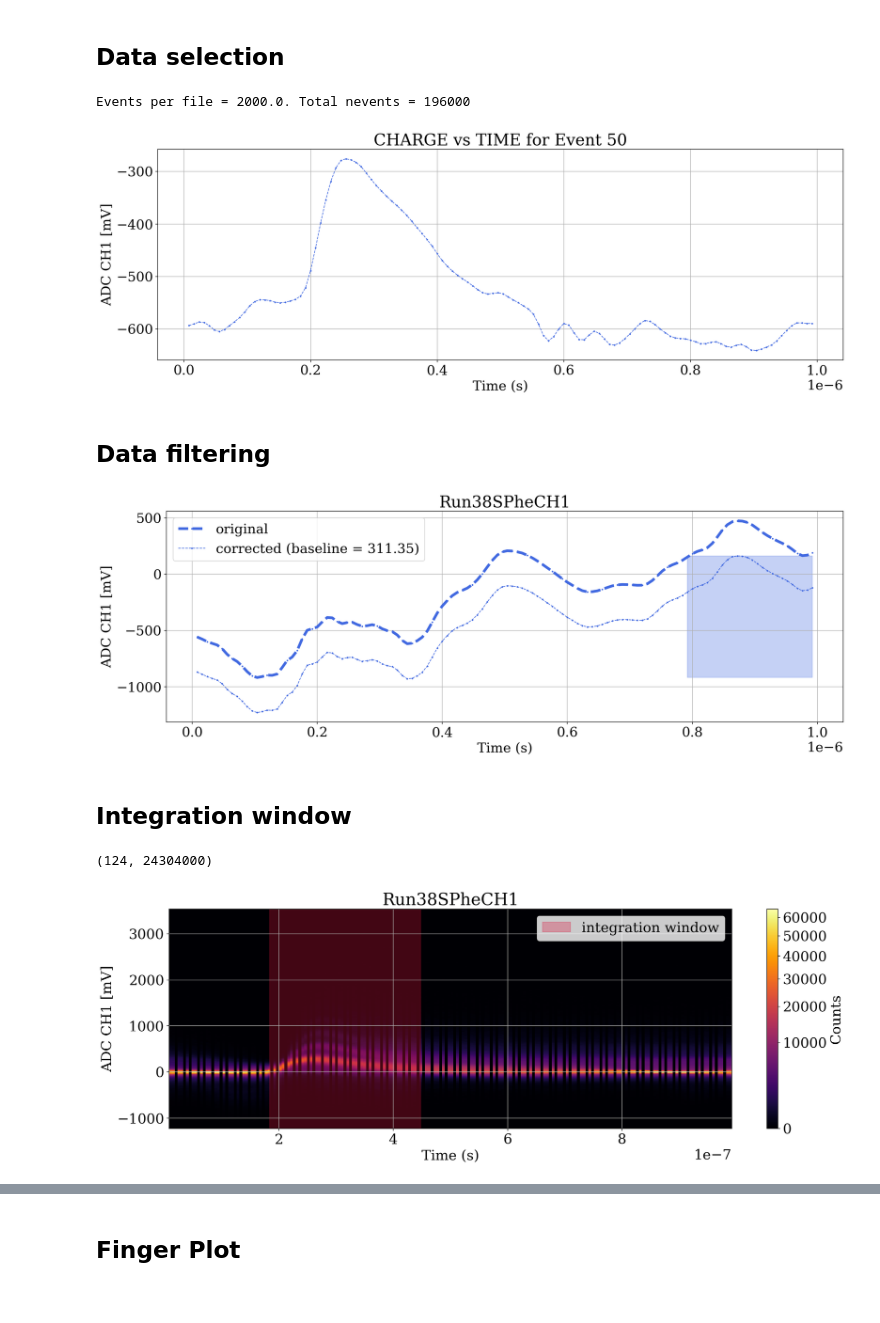
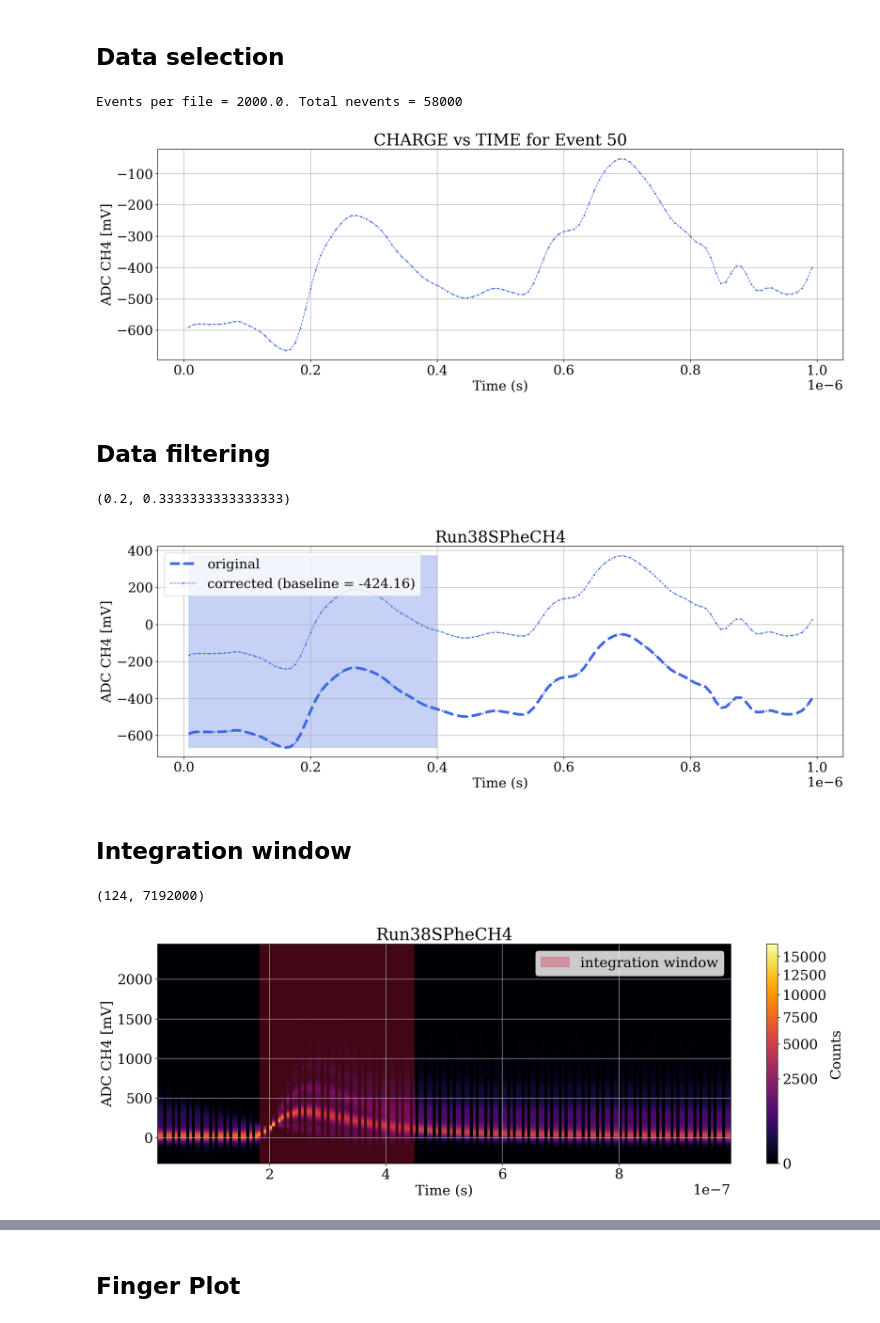
Before and after one commit to mariandbt/CIGAR, a Jupyter notebook: notebooks/FingerPlot.ipynb, the cells around one changed output, grey strips where cells are left out. Saved outputs shown, nothing was run; the diff lists cells and outputs as text; code cells hidden in the pictures.

```diff
--- a/notebooks/FingerPlot.ipynb
+++ b/notebooks/FingerPlot.ipynb
@@ -29,7 +29,7 @@ colors = ['royalblue', 'crimson', 'black', 'green', 'darkorange', 'brown', 'cora
 # %% [markdown]
 ##  Data reading
 # %%
-channel     = 1
+channel     = 4
 run         = f'Run38SPheCH{channel}'
 temperature = 7
 pressure    = 7.5
@@ -48,5 +48,5 @@ event_header_bytes = 28
 # sample_binning = 1
 sample_binning = 8e-9
 
-nfiles = -1
+nfiles = 50
 start = 1
@@ -107,7 +115,7 @@ event_list  = df['event'].unique()
 nevents     = len(event_list)
 print(f'Events per file = {len(event_list)/len(os.listdir(run_dir)[start:nfiles])}. Total nevents = {len(event_list)}')
 # %% [output]
-Events per file = 2000.0. Total nevents = 196000
+Events per file = 2000.0. Total nevents = 58000
 # %%
 channels = [f'CH{channel}']
 # channels = ['CH1', 'CH2']
@@ -151,9 +159,13 @@ else:
 plt.tight_layout()
 plt.show()
 # %% [output]
-[figure, old version]
+[figure, new version]
 # %% [markdown]
 ##  Data filtering
+# %%
+0.2/1, 2/6
+# %% [output]
+(0.2, 0.3333333333333333)
 # %%
 # function to count number of peaks above threshold for one waveform
 def count_high_peaks(group, threshold=2000):
@@ -199,41 +211,41 @@ for i, ch in enumerate(channels):
 
     if len(channels) > 1:
         ax = axs[i]
 
     voltage = filtered_df[f'{channels[i]}'].values
 
     t_matrix = time.reshape(nevents, -1)
     v_matrix = voltage.reshape(nevents, -1)
     v_matrix_corrected, baselines, window = cig.BaselineCorrection(v_matrix, window=window_width)
 
-    ax.plot(t_matrix[selected_ev], v_matrix[selected_ev], marker='.', linestyle='--',
+    ax.plot(t_matrix[selected_event], v_matrix[selected_event], marker='.', linestyle='--',
                 color= colors[i], markersize=3, linewidth=4, label=f'original')
-    ax.plot(t_matrix[selected_ev], v_matrix_corrected[selected_ev], marker='.', linestyle='--',
-                color= colors[i], markersize=3, linewidth=1, label=f'corrected (baseline = {baselines[selected_ev]:.2f})')
+    ax.plot(t_matrix[selected_event], v_matrix_corrected[selected_event], marker='.', linestyle='--',
+                color= colors[i], markersize=3, linewidth=1, label=f'corrected (baseline = {baselines[selected_event]:.2f})')
 
 
-    start = max(window[selected_ev], 0)
-    end   = min(window[selected_ev] + window_width, len(v_matrix[0]))
+    start = max(window[selected_event], 0)
+    end   = min(window[selected_event] + window_width, len(v_matrix[0]))
     ax.fill_between(time[start:end],
-                    v_matrix[selected_ev].min(),
-                    v_matrix_corrected[selected_ev].max(), color = colors[i], alpha = 0.3)
+                    v_matrix[selected_event].min(),
+                    v_matrix_corrected[selected_event].max(), color = colors[i], alpha = 0.3)
 
     ax.set_ylabel(f'ADC {channels[i]} [mV]')
     ax.grid(True)
     ax.legend()
 
 if len(channels) > 1:
     axs[-1].set_xlabel('Time (s)')
 else:
     ax.set_xlabel('Time (s)')
 
 # plt.xlim(-2e-7,40e-7)
 
 # Improve layout
 plt.tight_layout()
 plt.show()
 # %% [output]
-[figure, old version]
+[figure, new version]
 # %% [markdown]
 ##  Integration window
 # %%
@@ -242,7 +254,7 @@ time = t_matrix[0]
 # %%
 len(time), len(voltage)
 # %% [output]
-(124, 24304000)
+(124, 7192000)
 # %%
 time_window = (0.18e-6 < time) & (time <= 0.45e-6)
 # %%
@@ -267,7 +279,8 @@ for i in range(len(channels)):
 
     voltage  = filtered_df[f'{channels[i]}'].values
     v_matrix = voltage.reshape(nevents, -1)
-    v_matrix_corrected, baselines, window = cig.BaselineCorrection(v_matrix, window=window_width)
+    # v_matrix_corrected, baselines, window = cig.BaselineCorrection(v_matrix, window=window_width)
+    v_matrix_corrected    = v_matrix - fixBaselines_Amp[f'CH{i+1}']
 
     # voltage_matrix = np.array([...]) # shape (nevents, nsamples)
     hb = ax.hist2d(t_matrix.flatten(), v_matrix_corrected.flatten(), bins=[200, 200],
@@ -293,7 +306,7 @@ else:
 plt.tight_layout()
 plt.show()
 # %% [output]
-[figure, old version]
+[figure, new version]
 # %%
 np.argmin(v_matrix_corrected.min(axis=1))
 # %% [output]
```
Also changed, not shown: parts of 11 cells of this notebook, 5 other files.
